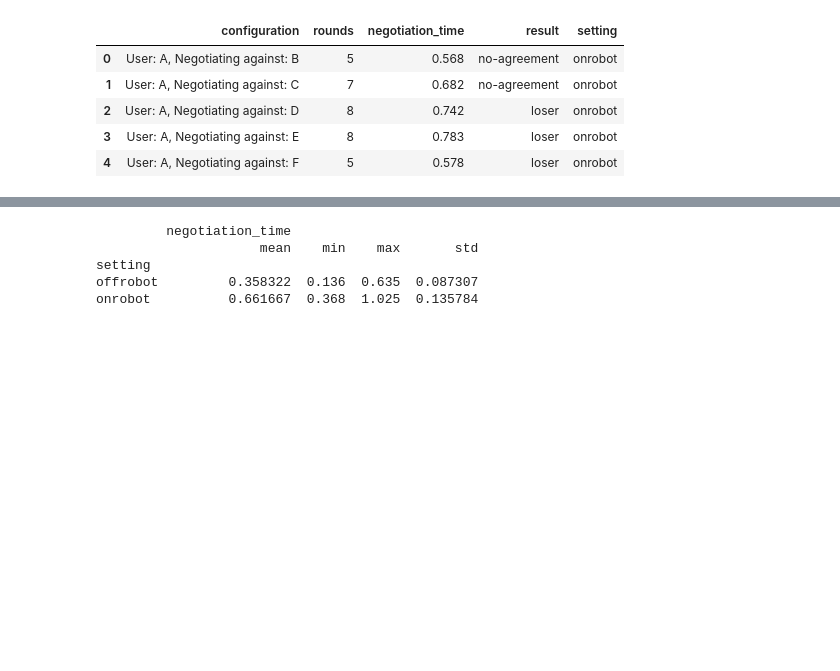
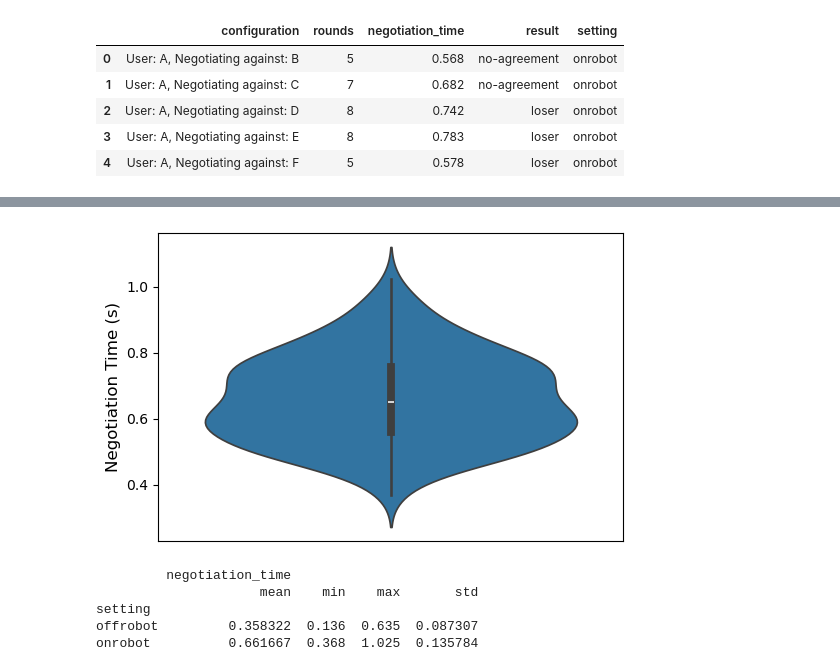
Before and after one commit to RoboChor/robethichor-ethics-based-negotiation, a Jupyter notebook: analysis/simulation_analysis.ipynb, the cells around one changed output, grey strips where cells are left out. Saved outputs shown, nothing was run; the diff lists cells and outputs as text; code cells hidden in the pictures; blank space fills up the shorter version.

```diff
--- a/analysis/simulation_analysis.ipynb
+++ b/analysis/simulation_analysis.ipynb
@@ -62 +94,16 @@ df[df['configuration'].str.startswith("User: H, Negotiating against: I")]
+# %%
+plt.figure(figsize=(6, 4))
+
+onrobot_df = df[df['setting'] == 'onrobot']
+
+sns.violinplot(data=onrobot_df, x='setting', y='negotiation_time')
+
+plt.xlabel("")
+plt.ylabel("Negotiation Time (s)", fontsize=12)
+
+plt.xticks([])
+
+plt.show()
+# %% [output]
+[figure, added]
 # %%
```
Also changed, not shown: parts of 8 cells of this notebook, 3 other files.
